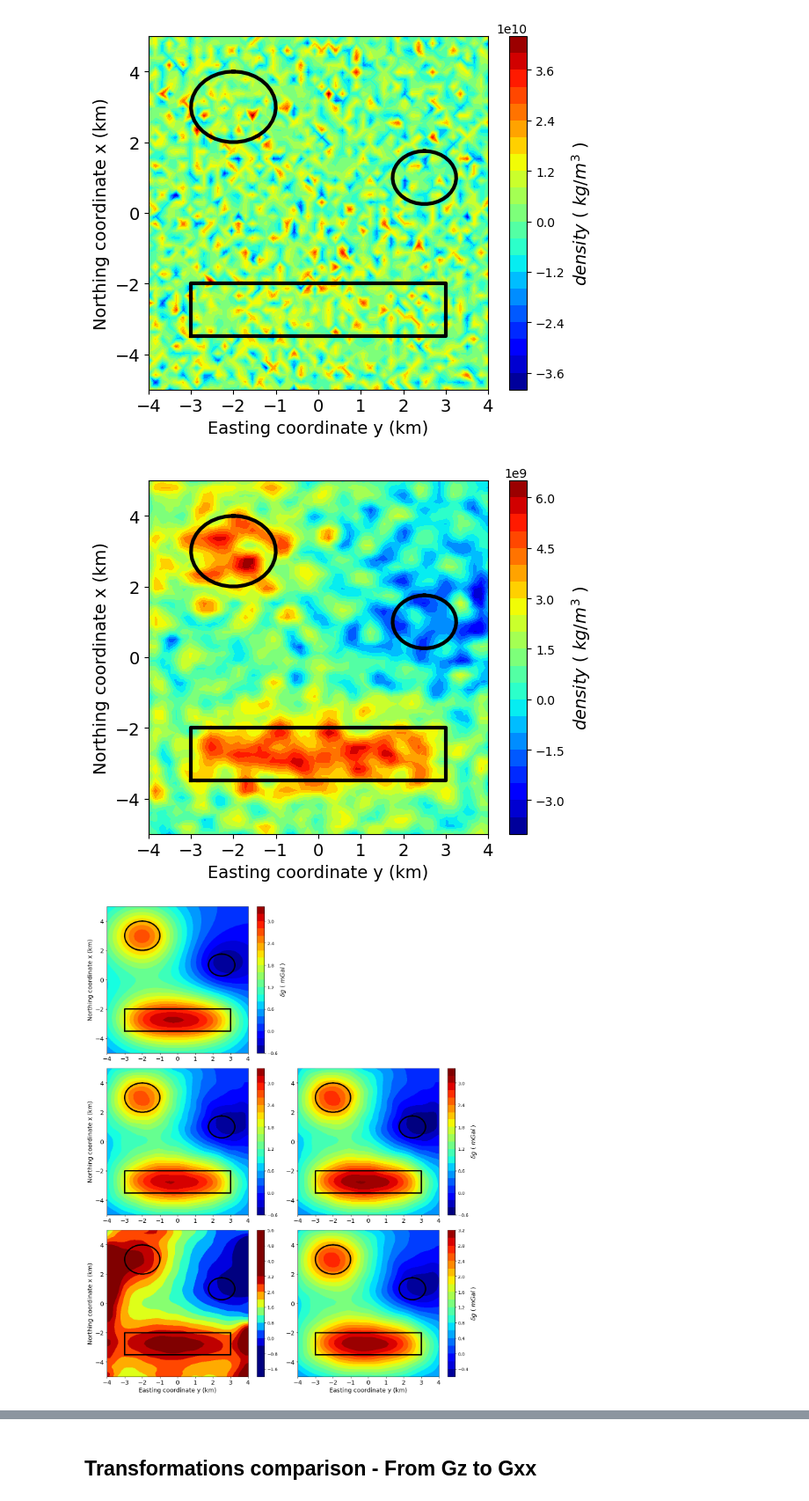
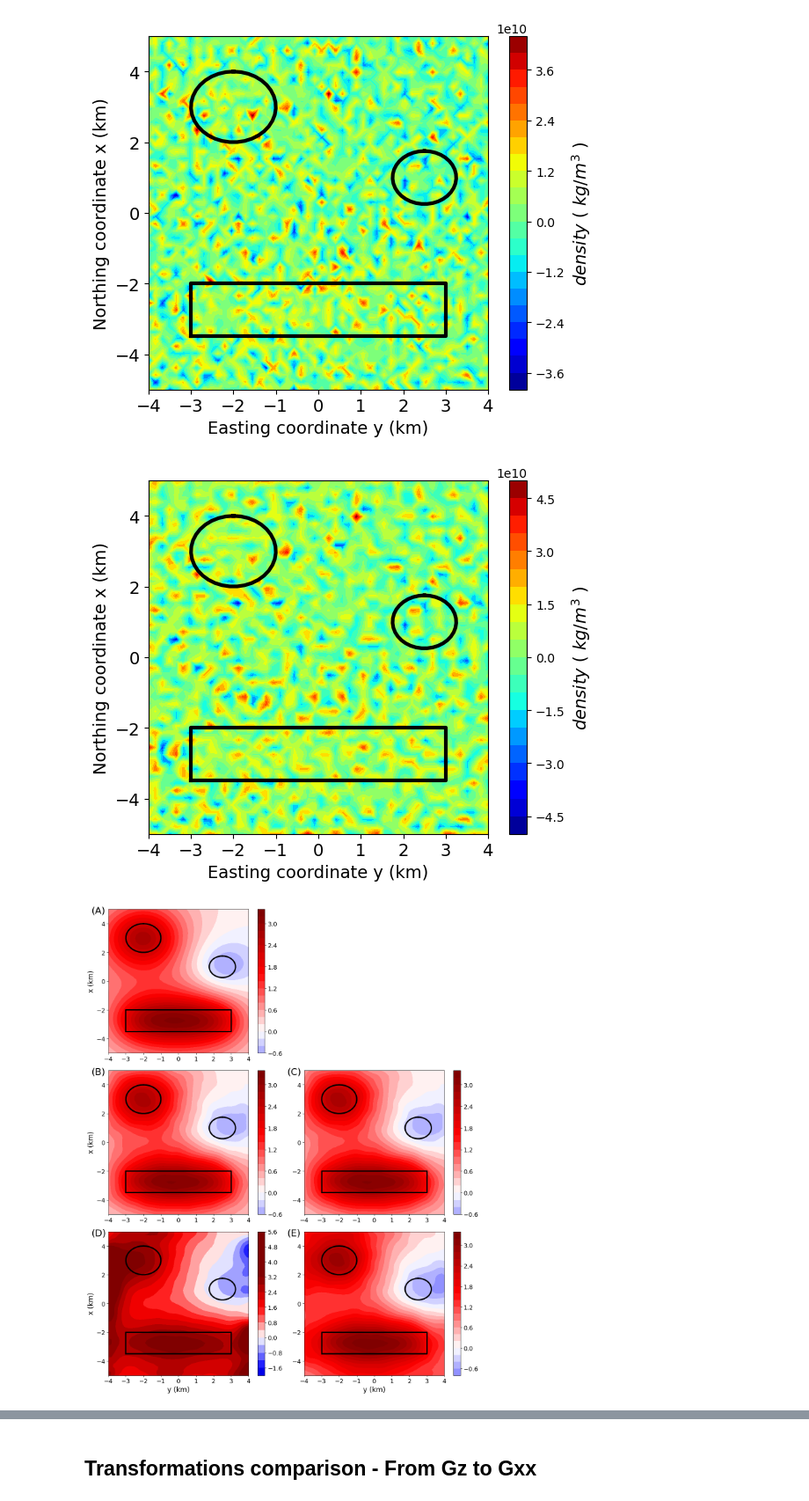
Before and after one commit to DiegoTaka/fast_equivalent_layer, a Jupyter notebook: code/grav/transformation_grav.ipynb, the cells around one changed output, grey strips where cells are left out. Shown at 88% size. Cells and saved outputs as stored; diff of their text form; code cells hidden in the pictures.

```diff
--- a/code/grav/transformation_grav.ipynb
+++ b/code/grav/transformation_grav.ipynb
@@ -141,7 +141,7 @@ for i in range(len(data)-1):
 ## Deconvolution with Wiener stabilization
 # %%
 # Regularization factor of Wiener deconvolution
-a, b, c = -15, -20, -25
+a, b, c = -20, -22, -24
 mu0 = 10**(a)
 mu1 = 10**(b)
 mu2 = 10**(c)
@@ -244,7 +244,7 @@ plt.ylabel('Northing coordinate x (km)', fontsize=14)
 plt.tight_layout()
 #plt.savefig('../../manuscript/Fig/model_grav_0.png', dpi=300)
 # %% [output]
-[figure, old version]
+[figure, new version]
 # %%
 #Projection_model
 phi = np.linspace(0, 2.*np.pi, 36)  #36 points
@@ -259,90 +259,107 @@ y_p = [-3., -3., 3., 3., -3.]
 fig = plt.figure(figsize=(13,16))
 fig.patch.set_facecolor('xkcd:white')
 
+ranges_max = np.max(np.abs(dobs_up))
+
 plt.subplot(321)
 #plt.title('True upward data', y=1, x=0.5, fontsize=14)
-plt.tricontourf(yi_plot, xi_plot,dobs_up,22,cmap='jet')
+plt.tricontourf(yi_plot, xi_plot,dobs_up,22,cmap='seismic',vmin=-ranges_max,vmax=ranges_max)
 plt.plot(y_p,x_p,color="k", linewidth=3)
 #plt.plot(x_p2,y_p2,color="k", linewidth=3)
 plt.plot(y1, x1, color="k", linewidth=3)
 plt.plot(y2, x2, color="k", linewidth=3)
 cb = plt.colorbar(shrink=1)
-cb.set_label('$\delta g$ ( $mGal$ )', rotation=90, fontsize=14)
-plt.xlim(np.min(yi_plot),np.max(yi_plot))
-plt.ylim(np.min(xi_plot),np.max(xi_plot))
-plt.xticks(fontsize=14)
-plt.yticks(fontsize=14)
-#plt.xlabel('Easting coordinate y (km)', fontsize=14)
-plt.ylabel('Northing coordinate x (km)', fontsize=14)
-
-plt.subplot(323)
-#plt.title('Classical', y=1, x=0.5, fontsize=14)
-plt.tricontourf(yi_plot, xi_plot,gz_c_up,22,cmap='jet')
-plt.plot(y_p,x_p,color="k", linewidth=3)
-#plt.plot(x_p2,y_p2,color="k", linewidth=3)
-plt.plot(y1, x1, color="k", linewidth=3)
-plt.plot(y2, x2, color="k", linewidth=3)
-cb = plt.colorbar(shrink=1)
+plt.clim(-ranges_max, ranges_max)
+cb.ax.tick_params(labelsize=14)
 #cb.set_label('$\delta g$ ( $mGal$ )', rotation=90, fontsize=14)
 plt.xlim(np.min(yi_plot),np.max(yi_plot))
 plt.ylim(np.min(xi_plot),np.max(xi_plot))
 plt.xticks(fontsize=14)
 plt.yticks(fontsize=14)
 #plt.xlabel('Easting coordinate y (km)', fontsize=14)
-plt.ylabel('Northing coordinate x (km)', fontsize=14)
+plt.ylabel('x (km)', fontsize=16)
+plt.annotate(text='(A)', xy=(-0.12,0.97), xycoords='axes fraction', fontsize=22)
 
-plt.subplot(324)
-#plt.title('Convolutional', y=1, x=0.5, fontsize=14)
-plt.tricontourf(yi_plot, xi_plot,gz_bccb_up,22, vmin=scale_min, vmax=scale_max, cmap='jet')
+plt.subplot(323)
+#plt.title('Classical', y=1, x=0.5, fontsize=14)
+plt.tricontourf(yi_plot, xi_plot,gz_c_up,22,cmap='seismic',vmin=-ranges_max,vmax=ranges_max)
 plt.plot(y_p,x_p,color="k", linewidth=3)
 #plt.plot(x_p2,y_p2,color="k", linewidth=3)
 plt.plot(y1, x1, color="k", linewidth=3)
 plt.plot(y2, x2, color="k", linewidth=3)
 cb = plt.colorbar(shrink=1)
-cb.set_label('$\delta g$ ( $mGal$ )', rotation=90, fontsize=14)
+plt.clim(-ranges_max, ranges_max)
+cb.ax.tick_params(labelsize=14)
+#cb.set_label('$\delta g$ ( $mGal$ )', rotation=90, fontsize=14)
+plt.xlim(np.min(yi_plot),np.max(yi_plot))
+plt.ylim(np.min(xi_plot),np.max(xi_plot))
+plt.xticks(fontsize=14)
+plt.yticks(fontsize=14)
+#plt.xlabel('Easting coordinate y (km)', fontsize=14)
+plt.ylabel('x (km)', fontsize=16)
+plt.annotate(text='(B)', xy=(-0.12,0.97), xycoords='axes fraction', fontsize=22)
+
+plt.subplot(324)
+#plt.title('Convolutional', y=1, x=0.5, fontsize=14)
+plt.tricontourf(yi_plot, xi_plot,gz_bccb_up,22, cmap='seismic',vmin=-ranges_max,vmax=ranges_max)
+plt.plot(y_p,x_p,color="k", linewidth=3)
+#plt.plot(x_p2,y_p2,color="k", linewidth=3)
+plt.plot(y1, x1, color="k", linewidth=3)
+plt.plot(y2, x2, color="k", linewidth=3)
+cb = plt.colorbar(shrink=1)
+plt.clim(-ranges_max, ranges_max)
+cb.ax.tick_params(labelsize=14)
+#cb.set_label('$\delta g$ ( $mGal$ )', rotation=90, fontsize=14)
 plt.xlim(np.min(yi_plot),np.max(yi_plot))
 plt.ylim(np.min(xi_plot),np.max(xi_plot))
 plt.xticks(fontsize=14)
 plt.yticks(fontsize=14)
 #plt.xlabel('Easting coordinate y (km)', fontsize=14)
 #plt.ylabel('Northing coordinate x (km)', fontsize=14)
+plt.annotate(text='(C)', xy=(-0.12,0.97), xycoords='axes fraction', fontsize=22)
 
 plt.subplot(325)
 #plt.title('Deconvolutional', y=1, x=0.5, fontsize=14)
-plt.tricontourf(yi_plot, xi_plot,gz_dec_up,22, vmin=scale_min, vmax=scale_max, cmap='jet')
+plt.tricontourf(yi_plot, xi_plot,gz_dec_up,22, cmap='seismic',vmin=-ranges_max,vmax=ranges_max)
 plt.plot(y_p,x_p,color="k", linewidth=3)
 #plt.plot(x_p2,y_p2,color="k", linewidth=3)
 plt.plot(y1, x1, color="k", linewidth=3)
 plt.plot(y2, x2, color="k", linewidth=3)
 cb = plt.colorbar(shrink=1)
+plt.clim(-ranges_max, ranges_max)
+cb.ax.tick_params(labelsize=14)
 #cb.set_label('$\delta g$ ( $mGal$ )', rotation=90, fontsize=14)
 plt.xlim(np.min(yi_plot),np.max(yi_plot))
 plt.ylim(np.min(xi_plot),np.max(xi_plot))
 plt.xticks(fontsize=14)
 plt.yticks(fontsize=14)
-plt.xlabel('Easting coordinate y (km)', fontsize=14)
-plt.ylabel('Northing coordinate x (km)', fontsize=14)
+plt.xlabel('y (km)', fontsize=16)
+plt.ylabel('x (km)', fontsize=16)
+plt.annotate(text='(D)', xy=(-0.12,0.97), xycoords='axes fraction', fontsize=22)
 
 plt.subplot(326)
 #plt.title('Deconvolutional with optimal Wiener \u03BC = $10^{-20}$', y=1, x=0.5, fontsize=14)
-plt.tricontourf(yi_plot, xi_plot,gz_dec_wiener1_up,22,cmap='jet')
+plt.tricontourf(yi_plot, xi_plot,gz_dec_wiener1_up,22,cmap='seismic',vmin=-ranges_max,vmax=ranges_max)
 plt.plot(y_p,x_p,color="k", linewidth=3)
 #plt.plot(x_p2,y_p2,color="k", linewidth=3)
 plt.plot(y1, x1, color="k", linewidth=3)
 plt.plot(y2, x2, color="k", linewidth=3)
 cb = plt.colorbar(shrink=1)
-cb.set_label('$\delta g$ ( $mGal$ )', rotation=90, fontsize=14)
+plt.clim(-ranges_max, ranges_max)
+cb.ax.tick_params(labelsize=14)
+#cb.set_label('$\delta g$ ( $mGal$ )', rotation=90, fontsize=14)
 plt.xlim(np.min(yi_plot),np.max(yi_plot))
 plt.ylim(np.min(xi_plot),np.max(xi_plot))
 plt.xticks(fontsize=14)
 plt.yticks(fontsize=14)
-plt.xlabel('Easting coordinate y (km)', fontsize=14)
+plt.xlabel('y (km)', fontsize=16)
 #plt.ylabel('Northing coordinate x (km)', fontsize=14)
+plt.annotate(text='(E)', xy=(-0.12,0.97), xycoords='axes fraction', fontsize=22)
 
 plt.tight_layout()
 plt.savefig('../../manuscript/Fig/grav_upward.png', dpi=300)
 # %% [output]
-[figure, old version]
+[figure, new version]
 # %%
 print (np.mean(np.abs(dobs_up-gz_c_up)), ('(Classical method)'))
 print (np.mean(np.abs(dobs_up-gz_bccb_up)), ('(CG BTTB method)'))
```
Also changed, not shown: parts of 7 cells of this notebook, 3 other files.
